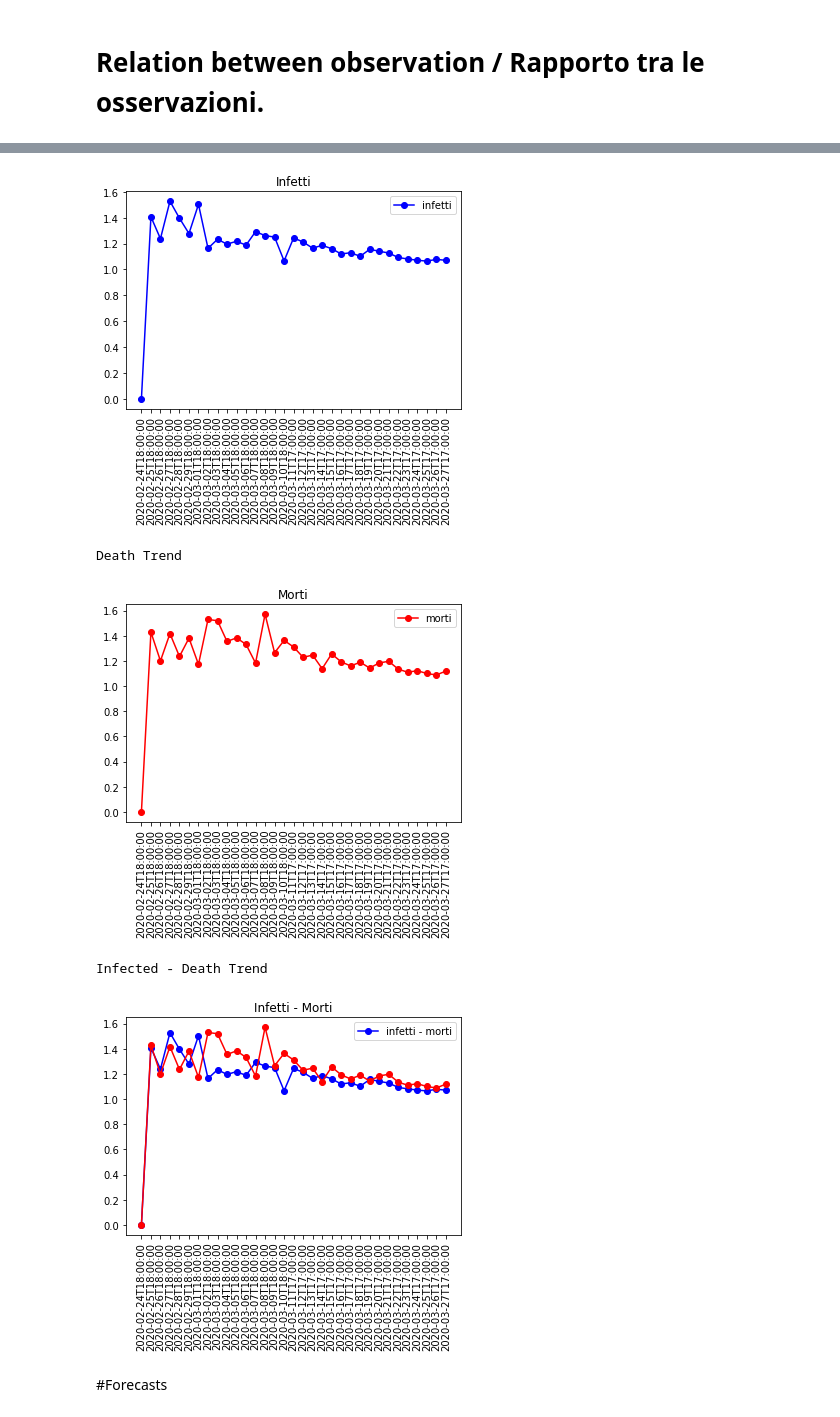
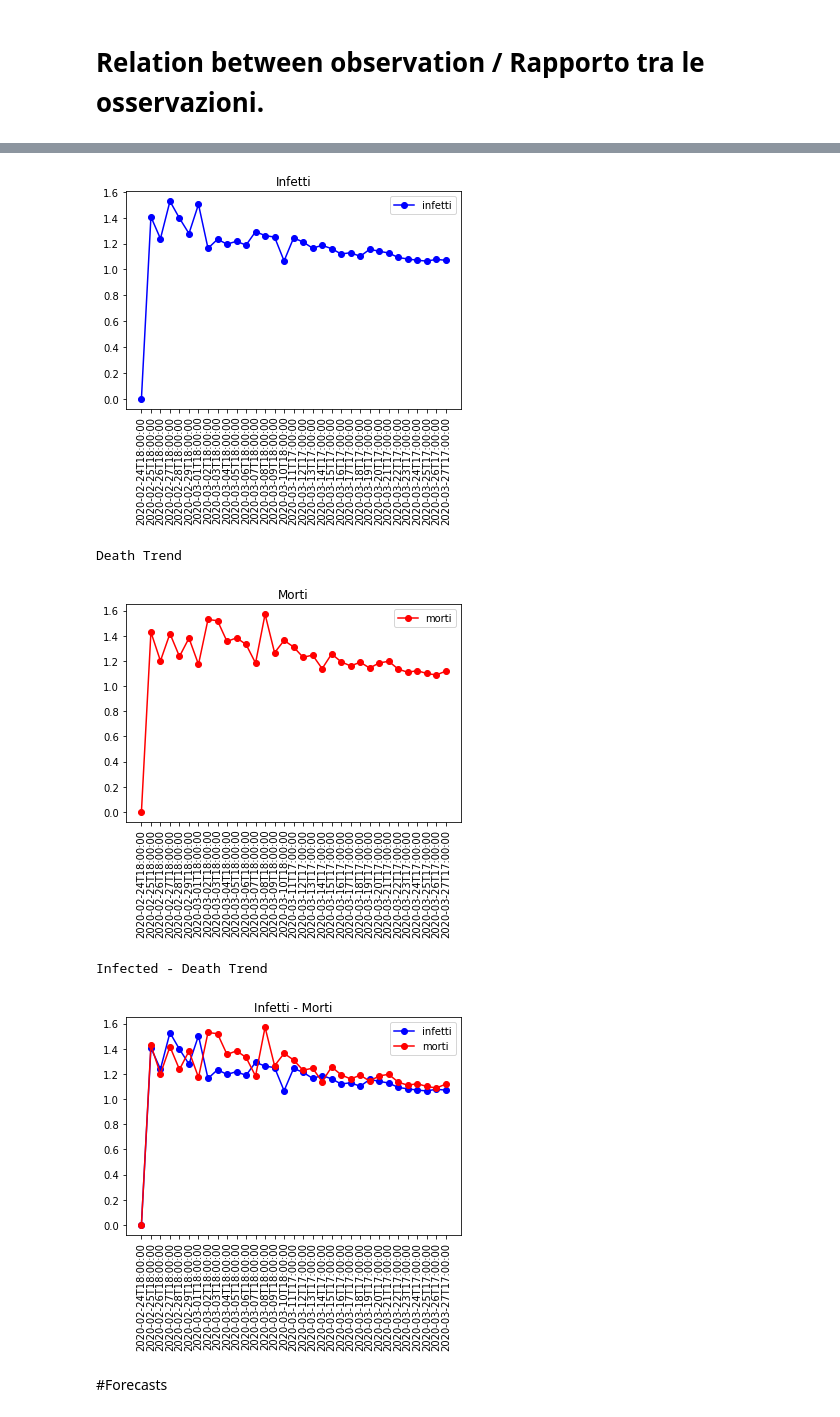
Before and after one commit to PabloExperimental/COVID19-Italy-Analysis, a Jupyter notebook: coronavirus.ipynb, the cells around one changed output, grey strips where cells are left out. Saved outputs shown, nothing was run; the diff lists cells and outputs as text; code cells hidden in the pictures.

```diff
--- a/coronavirus.ipynb
+++ b/coronavirus.ipynb
@@ -188,35 +188,35 @@ print("Infected Trend")
 plt.plot_date(dates_col, infected_trends, 'ob-', xdate=True)
 plt.title("Infetti")
 plt.legend(["infetti"])
 plt.xticks(rotation=90)
 plt.show()
 plt.close()
 
 print("Death Trend")
 plt.plot_date(dates_col, death_trends, 'or-', xdate=True)
 plt.title("Morti")
 plt.legend(["morti"])
 plt.xticks(rotation=90)
 plt.show()
 plt.close()
 
 print("Infected - Death Trend")
 plt.plot_date(dates_col, infected_trends, 'ob-', xdate=True)
 plt.plot_date(dates_col, death_trends, 'or-', xdate=True)
 plt.title("Infetti - Morti")
-plt.legend(["infetti - morti"])
+plt.legend(["infetti", "morti"])
 plt.xticks(rotation=90)
 plt.show()
 plt.close()
 # %% [output]
 Healed Trend
 [figure]
 Infected Trend
 [figure]
 Death Trend
 [figure]
 Infected - Death Trend
-[figure, old version]
+[figure, new version]
 # %% [markdown]
 #Forecasts
 # %%
```
